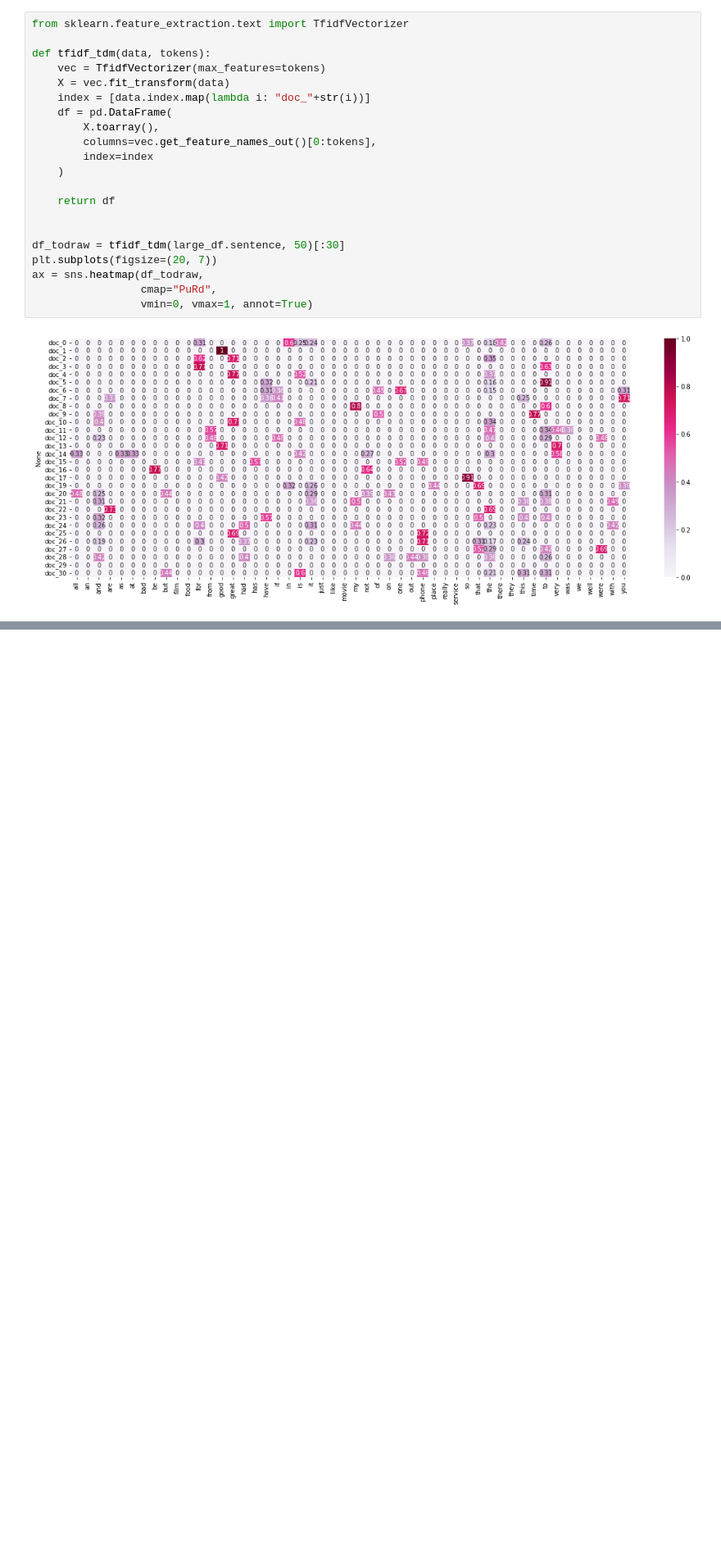
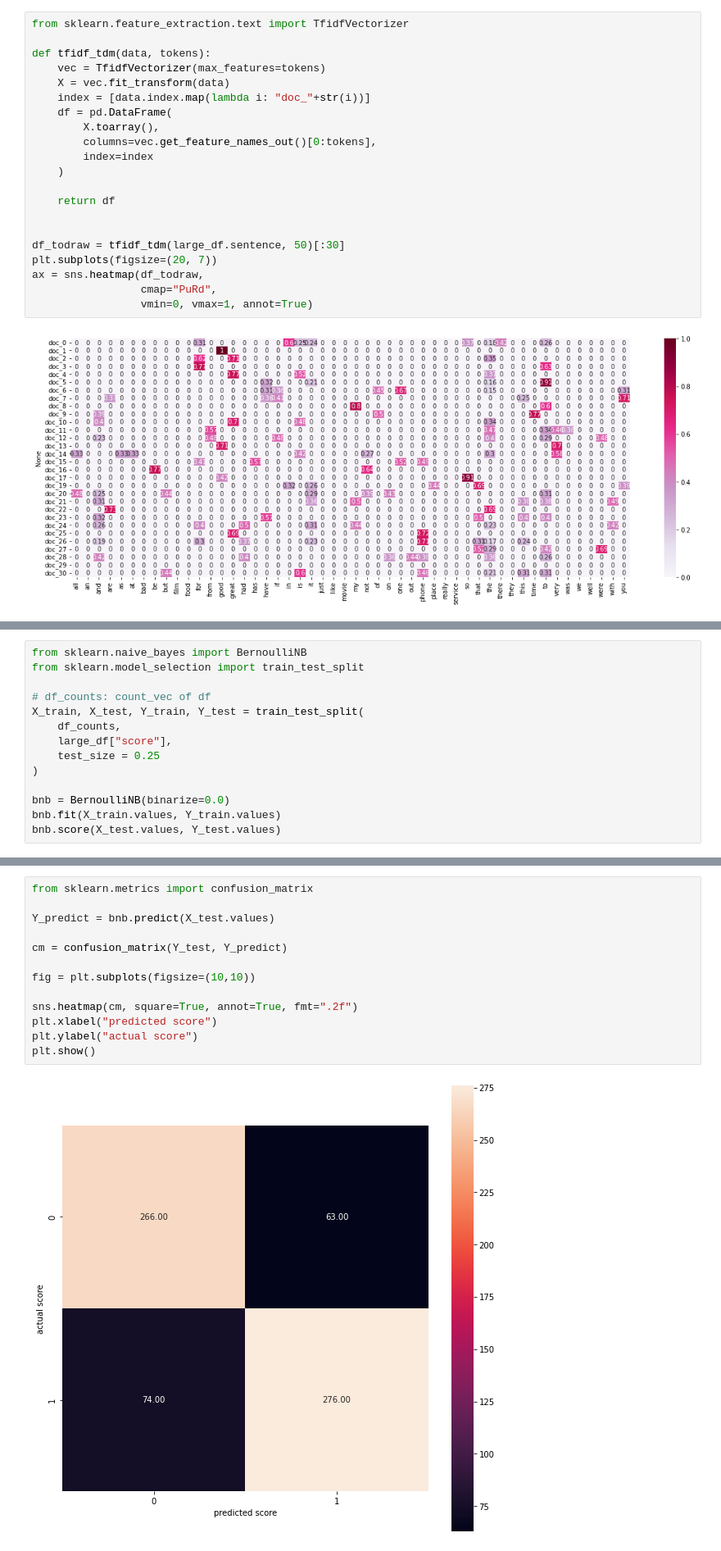
Before and after one commit to chillmelon/DM2021-Lab1-Homework, a Jupyter notebook: DM2021-Lab1-Homework.ipynb, the cells around one changed output, grey strips where cells are left out. Shown at 82% size. Cells and saved outputs as stored; diff of their text form; blank space fills up the shorter version.

Commit message:
complete Naive Bayes

```diff
--- a/DM2021-Lab1-Homework.ipynb
+++ b/DM2021-Lab1-Homework.ipynb
@@ -821,0 +820,14 @@ from sklearn.model_selection import train_test_split
+# %%
+from sklearn.naive_bayes import BernoulliNB
+from sklearn.model_selection import train_test_split
+
+# df_counts: count_vec of df
+X_train, X_test, Y_train, Y_test = train_test_split(
+	df_counts,
+	large_df["score"],
+	test_size = 0.25
+)
+
+bnb = BernoulliNB(binarize=0.0)
+bnb.fit(X_train.values, Y_train.values)
+bnb.score(X_test.values, Y_test.values)
@@ -821,0 +861,15 @@ from sklearn.model_selection import train_test_split
+# %%
+from sklearn.metrics import confusion_matrix
+
+Y_predict = bnb.predict(X_test.values)
+
+cm = confusion_matrix(Y_test, Y_predict)
+
+fig = plt.subplots(figsize=(10,10))
+
+sns.heatmap(cm, square=True, annot=True, fmt=".2f")
+plt.xlabel("predicted score")
+plt.ylabel("actual score")
+plt.show()
+# %% [output]
+[figure, added]
```
Also changed, not shown: parts of 12 cells of this notebook.
